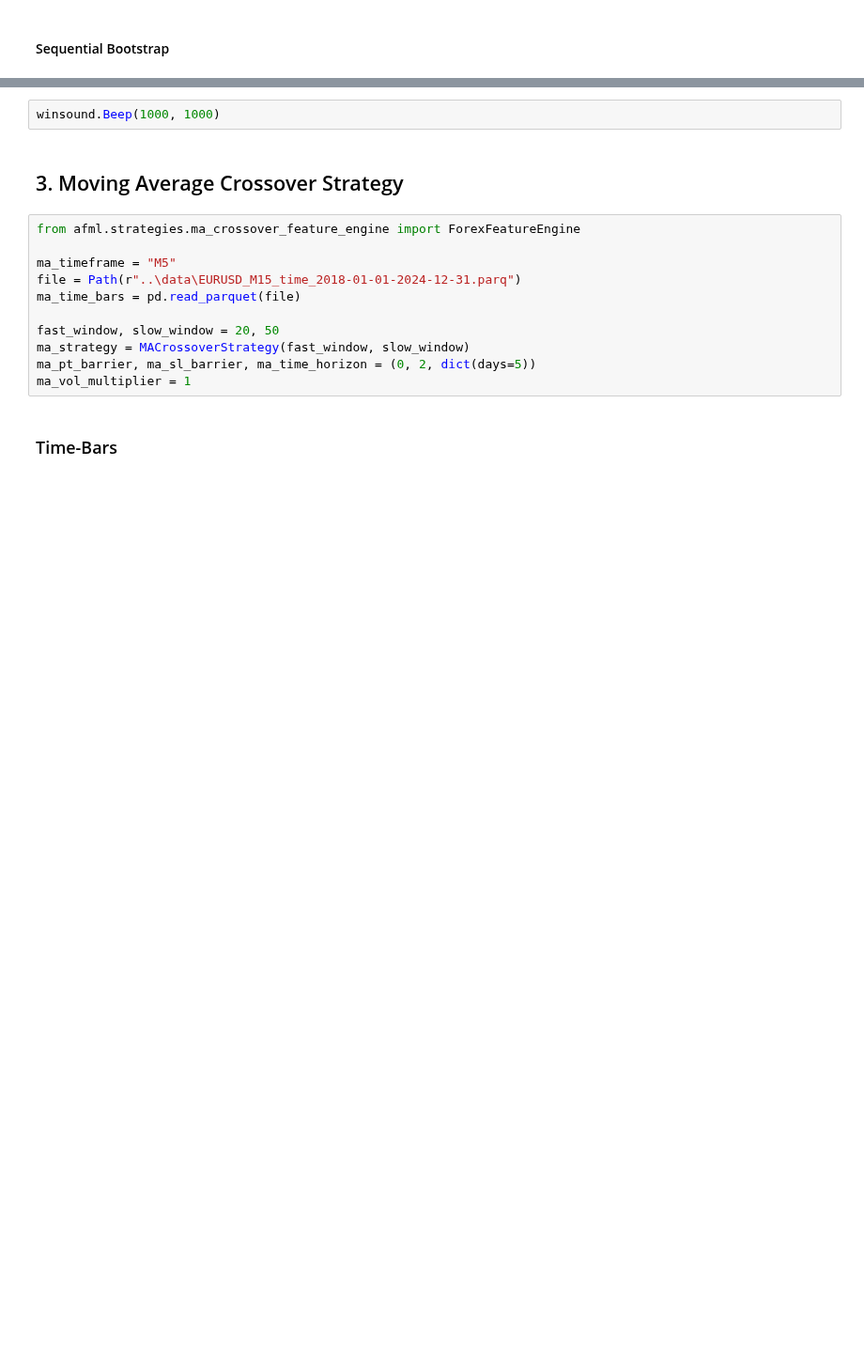
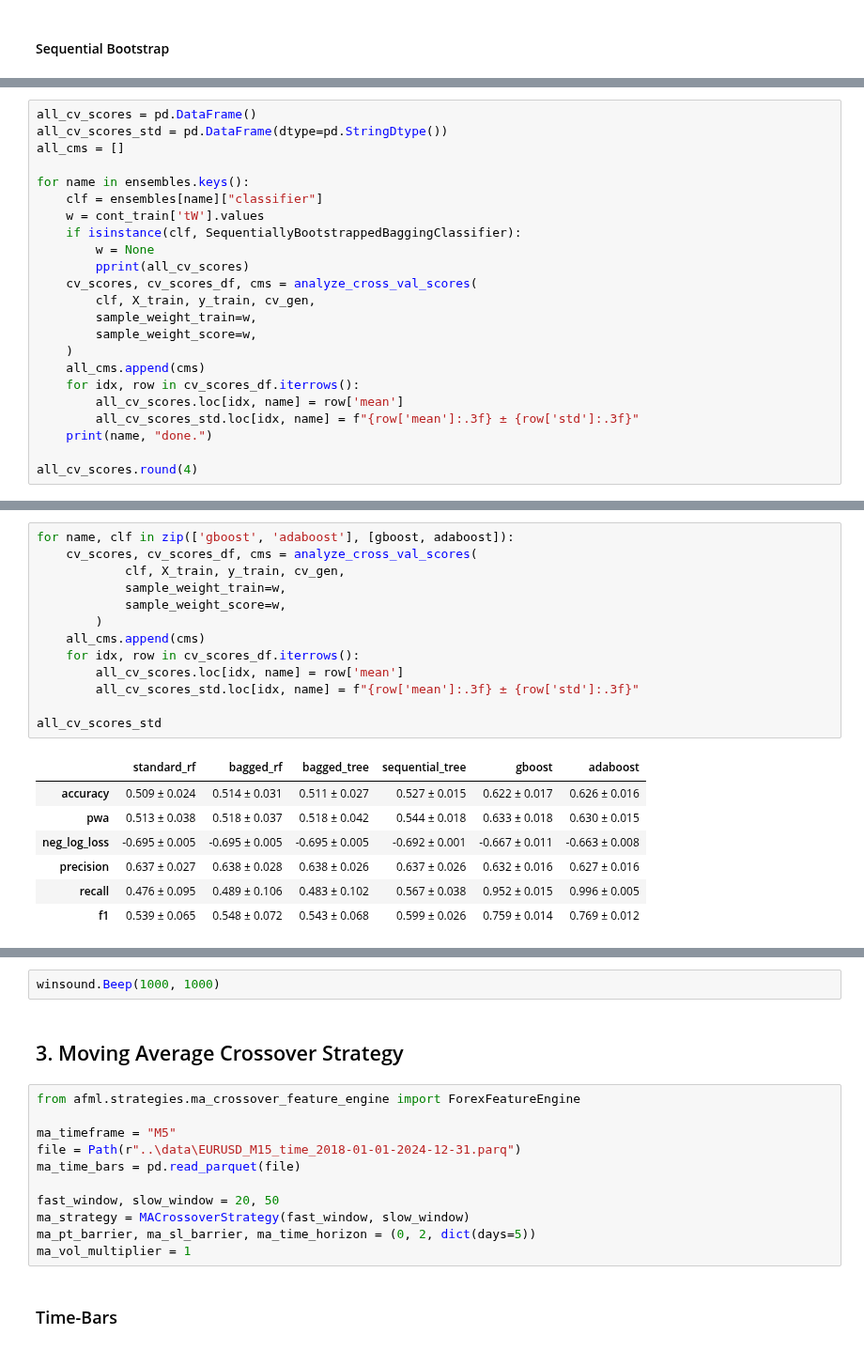
Before and after one commit to pnjoroge54/Machine-Learning-Blueprint, a Jupyter notebook: notebooks/Part_4-Sample Weights.ipynb, the cells around one changed output, grey strips where cells are left out. Shown at 94% size. Cells and saved outputs as stored; diff of their text form; blank space fills up the shorter version.

```diff
--- a/notebooks/Part_4-Sample Weights.ipynb
+++ b/notebooks/Part_4-Sample Weights.ipynb
@@ -640,0 +830,23 @@ value_counts_data(cont_train.bin)
+# %%
+all_cv_scores = pd.DataFrame()
+all_cv_scores_std = pd.DataFrame(dtype=pd.StringDtype())
+all_cms = []
+
+for name in ensembles.keys():
+    clf = ensembles[name]["classifier"]
+    w = cont_train['tW'].values
+    if isinstance(clf, SequentiallyBootstrappedBaggingClassifier):
+        w = None
+        pprint(all_cv_scores)
+    cv_scores, cv_scores_df, cms = analyze_cross_val_scores(
+        clf, X_train, y_train, cv_gen,
+        sample_weight_train=w,
+        sample_weight_score=w,
+    )
+    all_cms.append(cms)
+    for idx, row in cv_scores_df.iterrows():
+        all_cv_scores.loc[idx, name] = row['mean']
+        all_cv_scores_std.loc[idx, name] = f"{row['mean']:.3f} ± {row['std']:.3f}"
+    print(name, "done.")
+
+all_cv_scores.round(4)
@@ -640,0 +873,21 @@ value_counts_data(cont_train.bin)
+# %%
+for name, clf in zip(['gboost', 'adaboost'], [gboost, adaboost]):
+    cv_scores, cv_scores_df, cms = analyze_cross_val_scores(
+            clf, X_train, y_train, cv_gen,
+            sample_weight_train=w,
+            sample_weight_score=w,
+        )
+    all_cms.append(cms)
+    for idx, row in cv_scores_df.iterrows():
+        all_cv_scores.loc[idx, name] = row['mean']
+        all_cv_scores_std.loc[idx, name] = f"{row['mean']:.3f} ± {row['std']:.3f}"
+
+all_cv_scores_std
+# %% [output]
+|  | standard_rf | bagged_rf | bagged_tree | sequential_tree | gboost | adaboost |
+| accuracy | 0.509 ± 0.024 | 0.514 ± 0.031 | 0.511 ± 0.027 | 0.527 ± 0.015 | 0.622 ± 0.017 | 0.626 ± 0.016 |
+| pwa | 0.513 ± 0.038 | 0.518 ± 0.037 | 0.518 ± 0.042 | 0.544 ± 0.018 | 0.633 ± 0.018 | 0.630 ± 0.015 |
+| neg_log_loss | -0.695 ± 0.005 | -0.695 ± 0.005 | -0.695 ± 0.005 | -0.692 ± 0.001 | -0.667 ± 0.011 | -0.663 ± 0.008 |
+| precision | 0.637 ± 0.027 | 0.638 ± 0.028 | 0.638 ± 0.026 | 0.637 ± 0.026 | 0.632 ± 0.016 | 0.627 ± 0.016 |
+| recall | 0.476 ± 0.095 | 0.489 ± 0.106 | 0.483 ± 0.102 | 0.567 ± 0.038 | 0.952 ± 0.015 | 0.996 ± 0.005 |
+| f1 | 0.539 ± 0.065 | 0.548 ± 0.072 | 0.543 ± 0.068 | 0.599 ± 0.026 | 0.759 ± 0.014 | 0.769 ± 0.012 |
```
Also changed, not shown: parts of 43 cells of this notebook.
